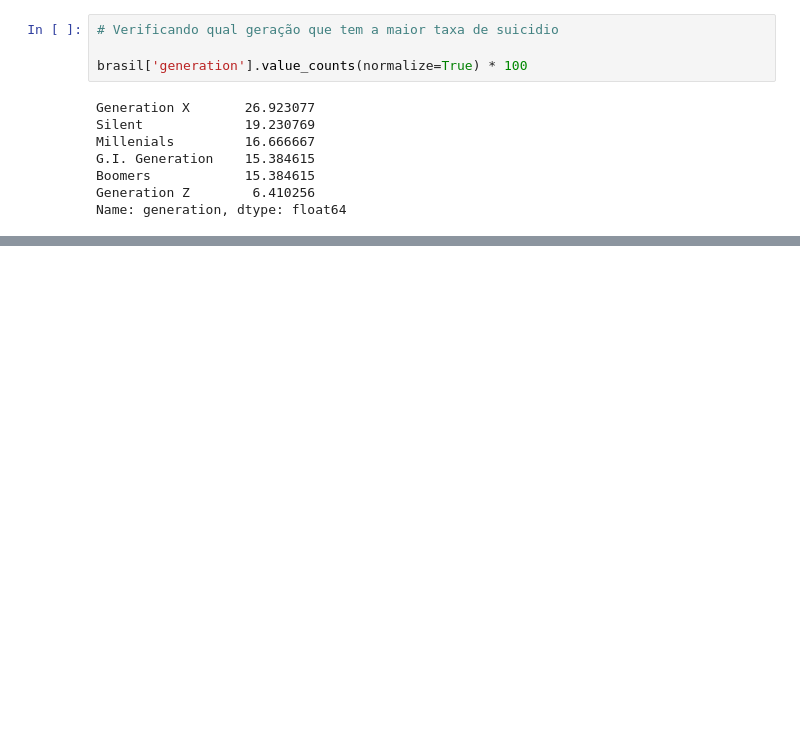
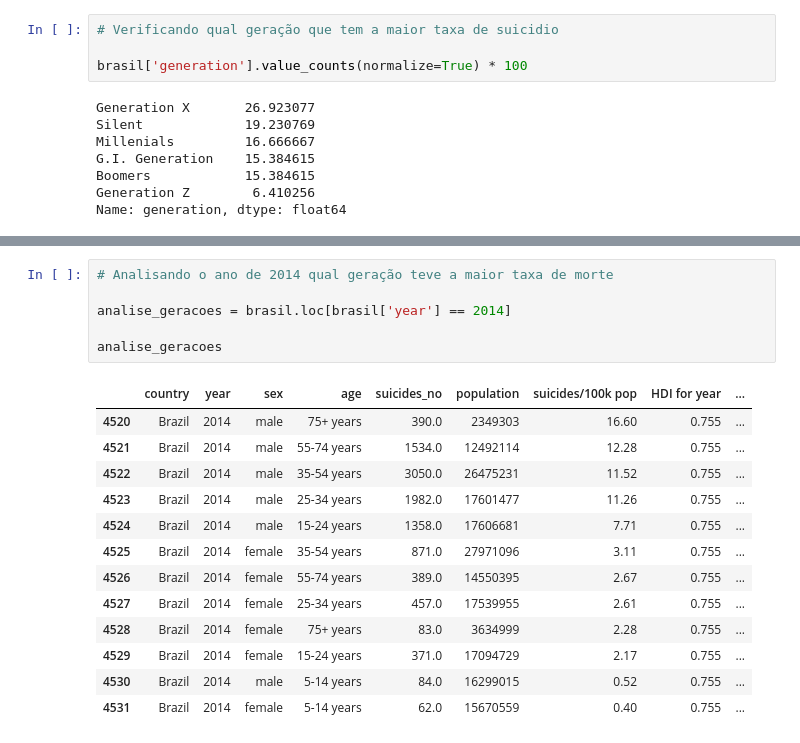
Before and after one commit to vitorhssouza/-Suicide-Rate-Project, a Jupyter notebook: taxa_suicidio.ipynb, the cells around one changed output, grey strips where cells are left out. Cells and saved outputs as stored; diff of their text form; blank space fills up the shorter version.

```diff
--- a/taxa_suicidio.ipynb
+++ b/taxa_suicidio.ipynb
@@ -197,0 +182,20 @@ Name: generation, dtype: float64
+# %%
+# Analisando o ano de 2014 qual geração teve a maior taxa de morte
+
+analise_geracoes = brasil.loc[brasil['year'] == 2014]
+
+analise_geracoes
+# %% [output]
+|  | country | year | sex | age | suicides_no | population | suicides/100k pop | HDI for year | ... |
+| 4520 | Brazil | 2014 | male | 75+ years | 390.0 | 2349303 | 16.60 | 0.755 | ... |
+| 4521 | Brazil | 2014 | male | 55-74 years | 1534.0 | 12492114 | 12.28 | 0.755 | ... |
+| 4522 | Brazil | 2014 | male | 35-54 years | 3050.0 | 26475231 | 11.52 | 0.755 | ... |
+| 4523 | Brazil | 2014 | male | 25-34 years | 1982.0 | 17601477 | 11.26 | 0.755 | ... |
+| 4524 | Brazil | 2014 | male | 15-24 years | 1358.0 | 17606681 | 7.71 | 0.755 | ... |
+| 4525 | Brazil | 2014 | female | 35-54 years | 871.0 | 27971096 | 3.11 | 0.755 | ... |
+| 4526 | Brazil | 2014 | female | 55-74 years | 389.0 | 14550395 | 2.67 | 0.755 | ... |
+| 4527 | Brazil | 2014 | female | 25-34 years | 457.0 | 17539955 | 2.61 | 0.755 | ... |
+| 4528 | Brazil | 2014 | female | 75+ years | 83.0 | 3634999 | 2.28 | 0.755 | ... |
+| 4529 | Brazil | 2014 | female | 15-24 years | 371.0 | 17094729 | 2.17 | 0.755 | ... |
+| 4530 | Brazil | 2014 | male | 5-14 years | 84.0 | 16299015 | 0.52 | 0.755 | ... |
+| 4531 | Brazil | 2014 | female | 5-14 years | 62.0 | 15670559 | 0.40 | 0.755 | ... |
```
Also changed, not shown: parts of 2 cells of this notebook.
